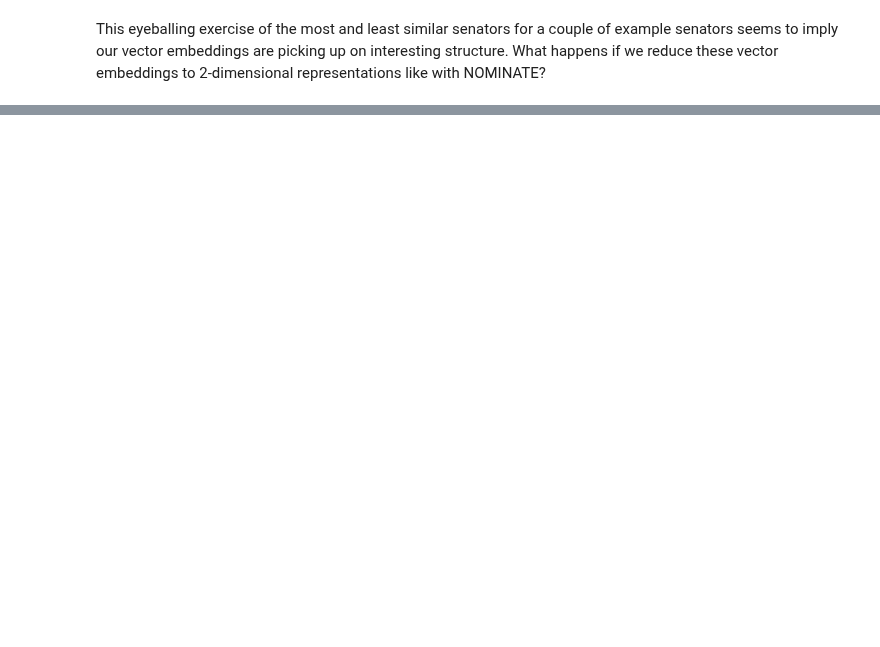
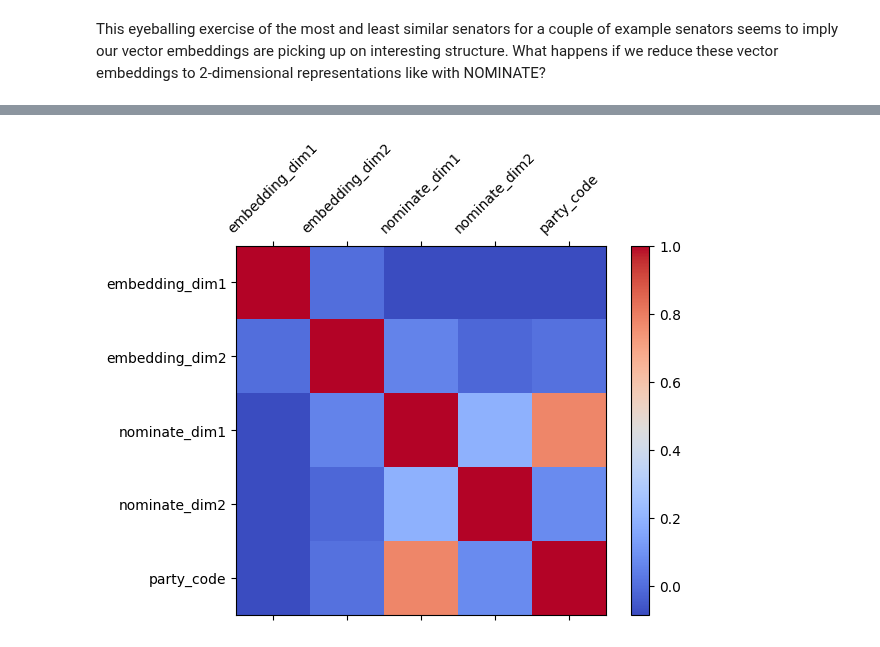
Before and after one commit to rfunklab/computational_social_science_for_organizational_research, a Jupyter notebook: sessions/learning/notebook/learning.ipynb, the cells around one changed output, grey strips where cells are left out. Drawn from its saved outputs; the diff is of its cells as text; code cells hidden in the pictures; blank space fills up the shorter version.

```diff
--- a/sessions/learning/notebook/learning.ipynb
+++ b/sessions/learning/notebook/learning.ipynb
@@ -934,0 +963,17 @@ Explained variance in 2 dimensions:  [0.12010061 0.11000301]
+# %%
+# compute correlations between our quantitative ideology measures
+corr = p2v_ideology_df[['embedding_dim1', 'embedding_dim2', 'nominate_dim1','nominate_dim2', 'party_code']].corr()
+
+# now plot in a heatmap
+fig = plt.figure()
+ax = fig.add_subplot(111)
+cax = ax.matshow(corr.values, cmap='coolwarm')
+ax.set_xticks(range(len(corr.index)))
+ax.set_yticks(range(len(corr.columns)))
+ax.set_xticklabels(corr.index)
+ax.set_yticklabels(corr.columns)
+plt.xticks(rotation=45)
+plt.colorbar(cax)
+plt.show()
+# %% [output]
+[figure, added]
```
Also changed, not shown: parts of 14 cells of this notebook.
